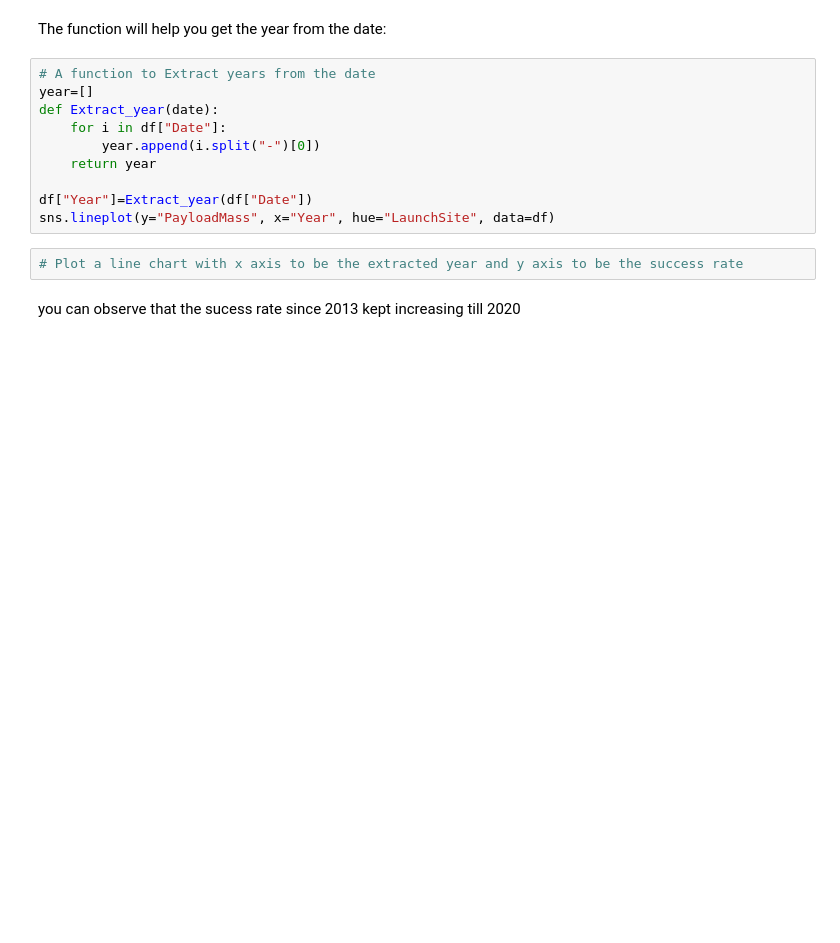
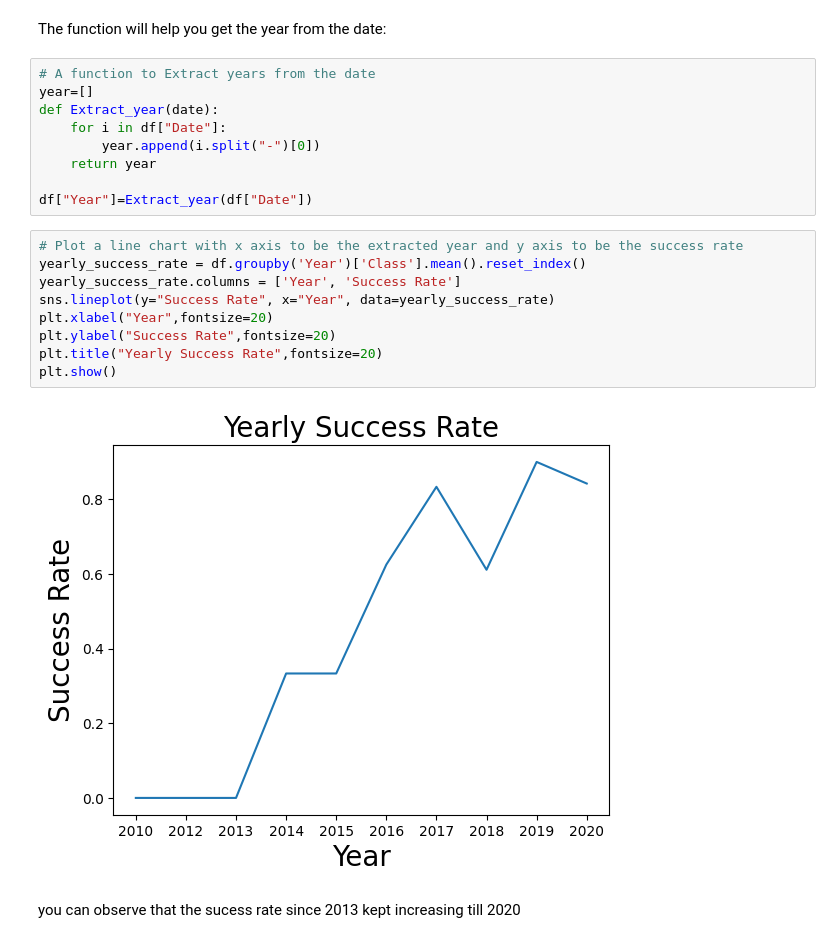
Before and after one commit to Hasansarwer/Applied-Data-Science-Capstone, a Jupyter notebook: jupyter-labs-eda-dataviz.ipynb, the cells around one changed output. Drawn from its saved outputs; the diff is of its cells as text; blank space fills up the shorter version.

```diff
--- a/jupyter-labs-eda-dataviz.ipynb
+++ b/jupyter-labs-eda-dataviz.ipynb
@@ -166,9 +170,17 @@ def Extract_year(date):
     return year
 
 df["Year"]=Extract_year(df["Date"])
-sns.lineplot(y="PayloadMass", x="Year", hue="LaunchSite", data=df)
 # %%
 # Plot a line chart with x axis to be the extracted year and y axis to be the success rate
+yearly_success_rate = df.groupby('Year')['Class'].mean().reset_index()
+yearly_success_rate.columns = ['Year', 'Success Rate']
+sns.lineplot(y="Success Rate", x="Year", data=yearly_success_rate)
+plt.xlabel("Year",fontsize=20)
+plt.ylabel("Success Rate",fontsize=20)
+plt.title("Yearly Success Rate",fontsize=20)
+plt.show()
+# %% [output]
+[figure, added]
 # %% [markdown]
 you can observe that the sucess rate since 2013 kept increasing till 2020
 # %% [markdown]
```
Also changed, not shown: parts of 5 cells of this notebook, 2 other files.
